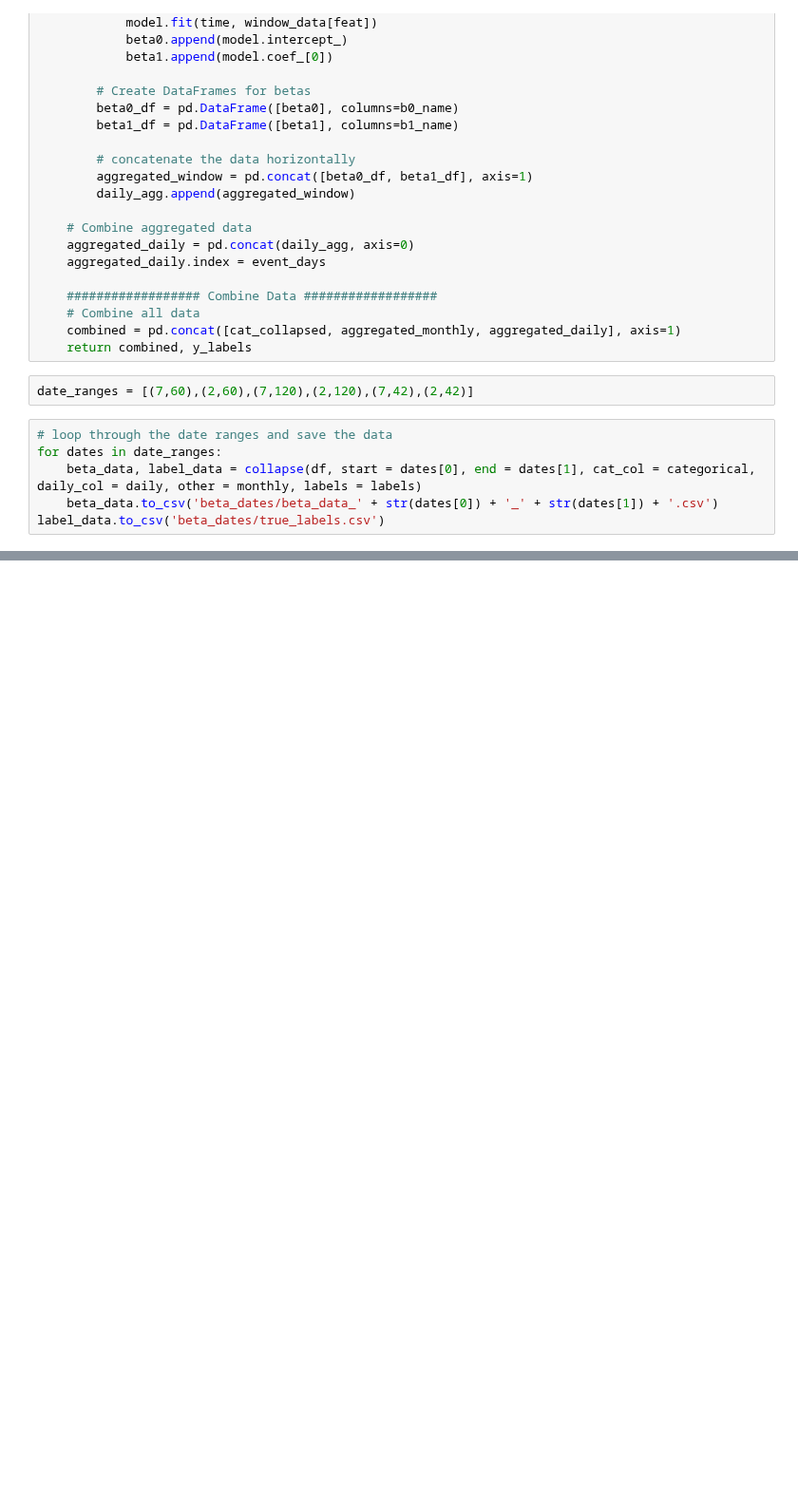
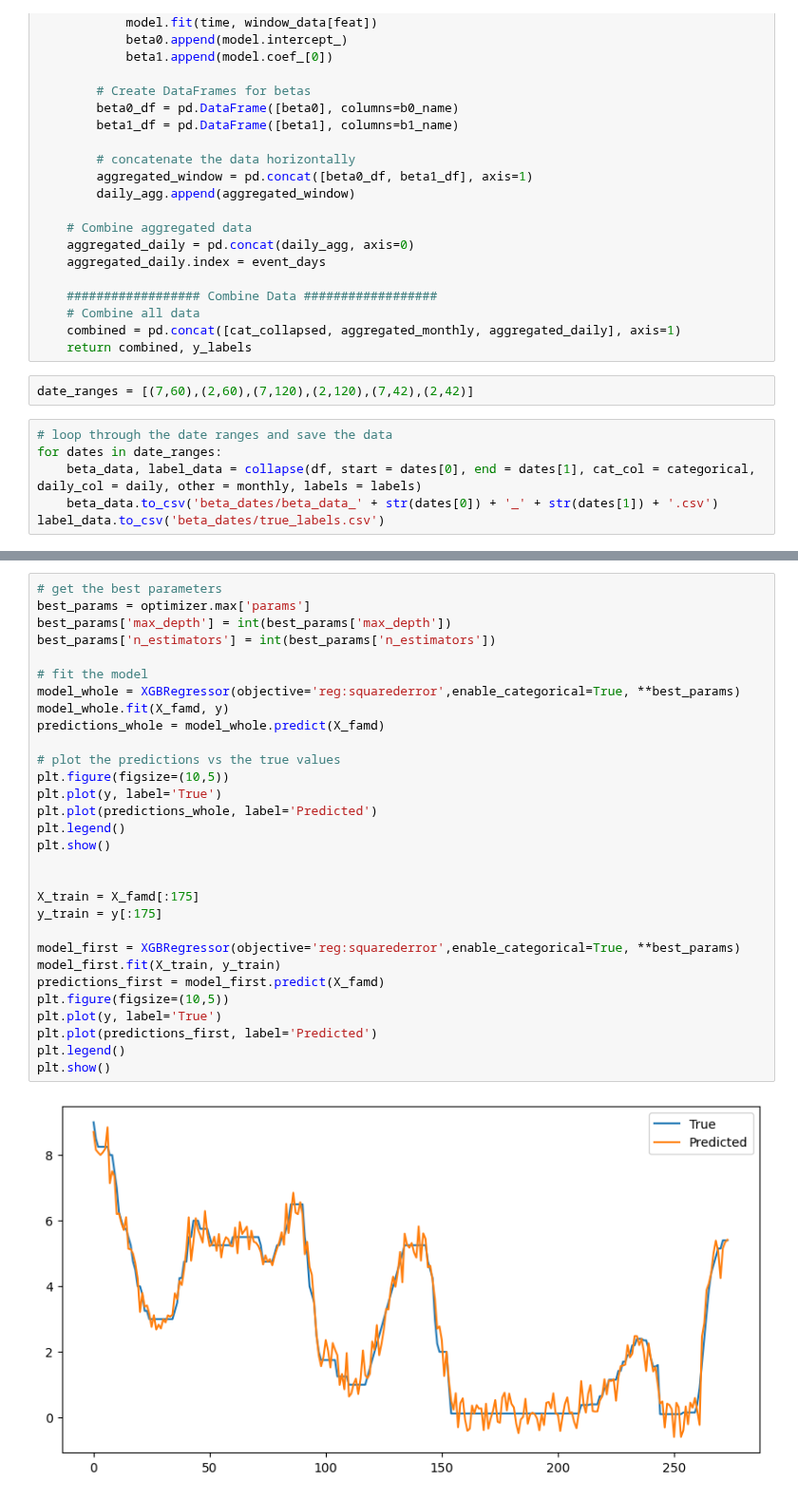
Before and after one commit to elmella/how-interest-ing, a Jupyter notebook: sam_version.ipynb, the cells around one changed output, grey strips where cells are left out. Shown at 95% size. Drawn from its saved outputs; the diff is of its cells as text; blank space fills up the shorter version.

```diff
--- a/sam_version.ipynb
+++ b/sam_version.ipynb
@@ -224,0 +299,32 @@ display(importance)
+# %%
+# get the best parameters
+best_params = optimizer.max['params']
+best_params['max_depth'] = int(best_params['max_depth'])
+best_params['n_estimators'] = int(best_params['n_estimators'])
+
+# fit the model
+model_whole = XGBRegressor(objective='reg:squarederror',enable_categorical=True, **best_params)
+model_whole.fit(X_famd, y)
+predictions_whole = model_whole.predict(X_famd)
+
+# plot the predictions vs the true values
+plt.figure(figsize=(10,5))
+plt.plot(y, label='True')
+plt.plot(predictions_whole, label='Predicted')
+plt.legend()
+plt.show()
+
+
+X_train = X_famd[:175]
+y_train = y[:175]
+
+model_first = XGBRegressor(objective='reg:squarederror',enable_categorical=True, **best_params)
+model_first.fit(X_train, y_train)
+predictions_first = model_first.predict(X_famd)
+plt.figure(figsize=(10,5))
+plt.plot(y, label='True')
+plt.plot(predictions_first, label='Predicted')
+plt.legend()
+plt.show()
+# %% [output]
+[figure, added]
```
Also changed, not shown: parts of 5 cells of this notebook.
